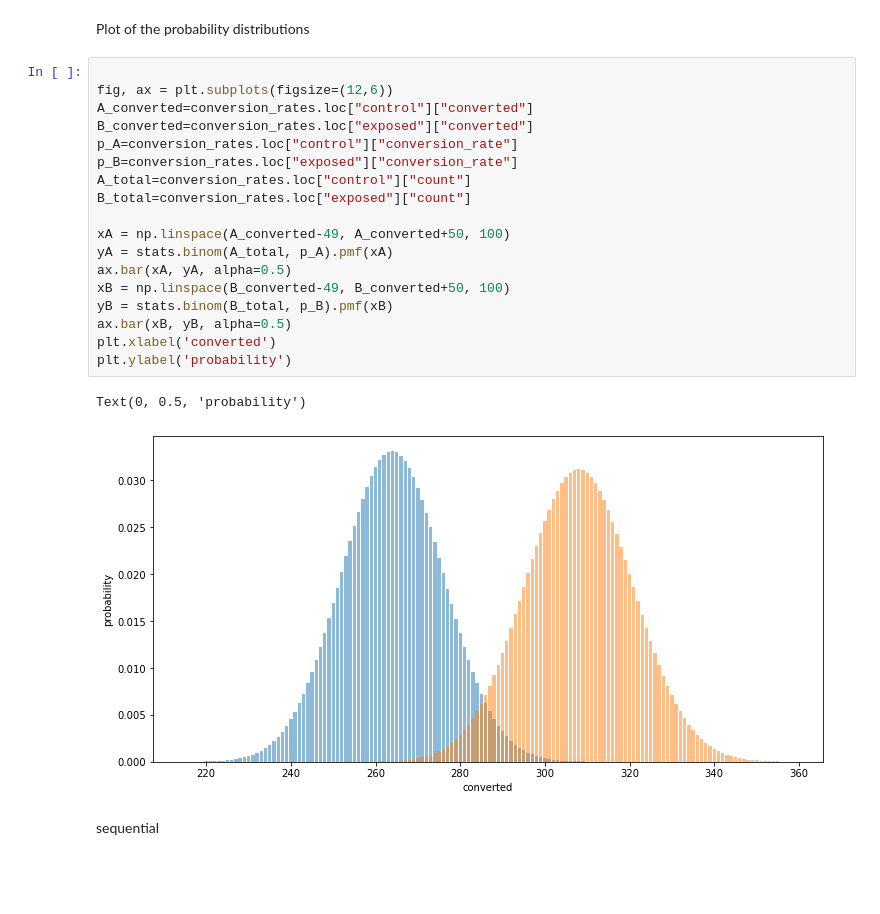
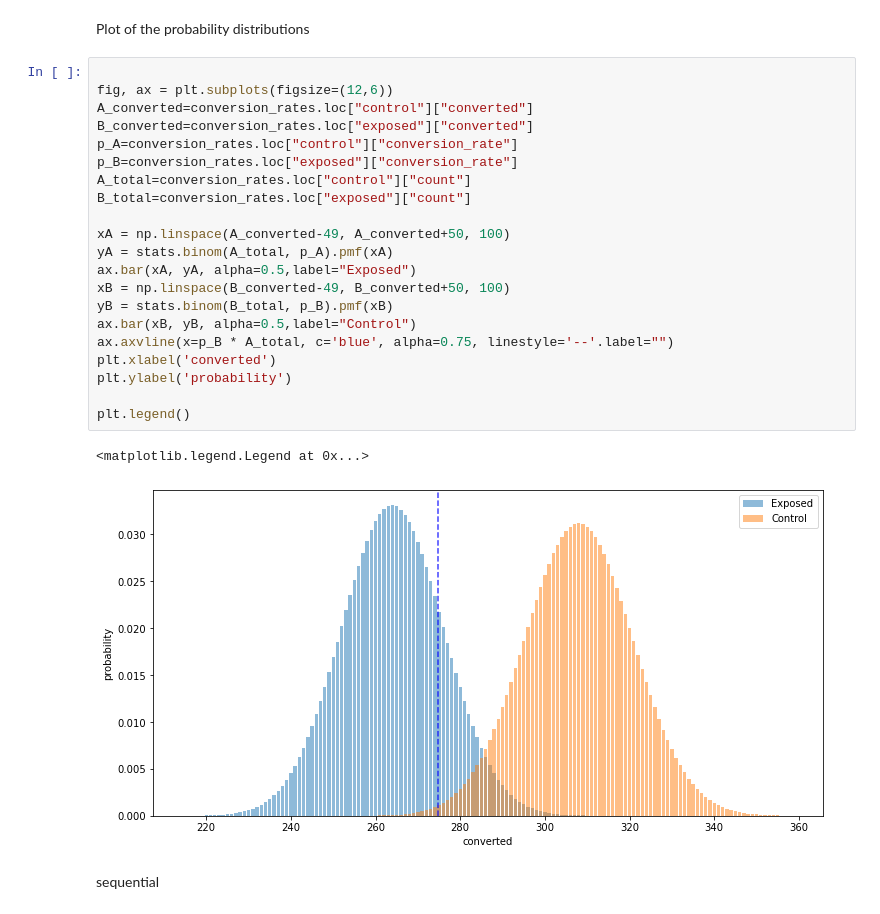
Before and after one commit to SameC137/A-B-Testing, a Jupyter notebook: A-B Testing.ipynb, the cells around one changed output. Cells and saved outputs as stored; diff of their text form; blank space fills up the shorter version.

```diff
--- a/A-B Testing.ipynb
+++ b/A-B Testing.ipynb
@@ -291,24 +291,27 @@ Plot of the probability distributions
 # %%
 
 fig, ax = plt.subplots(figsize=(12,6))
 A_converted=conversion_rates.loc["control"]["converted"]
 B_converted=conversion_rates.loc["exposed"]["converted"]
 p_A=conversion_rates.loc["control"]["conversion_rate"]
 p_B=conversion_rates.loc["exposed"]["conversion_rate"]
 A_total=conversion_rates.loc["control"]["count"]
 B_total=conversion_rates.loc["exposed"]["count"]
 
 xA = np.linspace(A_converted-49, A_converted+50, 100)
 yA = stats.binom(A_total, p_A).pmf(xA)
-ax.bar(xA, yA, alpha=0.5)
+ax.bar(xA, yA, alpha=0.5,label="Exposed")
 xB = np.linspace(B_converted-49, B_converted+50, 100)
 yB = stats.binom(B_total, p_B).pmf(xB)
-ax.bar(xB, yB, alpha=0.5)
+ax.bar(xB, yB, alpha=0.5,label="Control")
+ax.axvline(x=p_B * A_total, c='blue', alpha=0.75, linestyle='--'.label="")
 plt.xlabel('converted')
 plt.ylabel('probability')
+
+plt.legend()
 # %% [output]
-Text(0, 0.5, 'probability')
+<matplotlib.legend.Legend at 0x...>
-[figure, old version]
+[figure, new version]
 # %% [markdown]
 sequential
 # %% [markdown]
```
Also changed, not shown: parts of 7 cells of this notebook.
